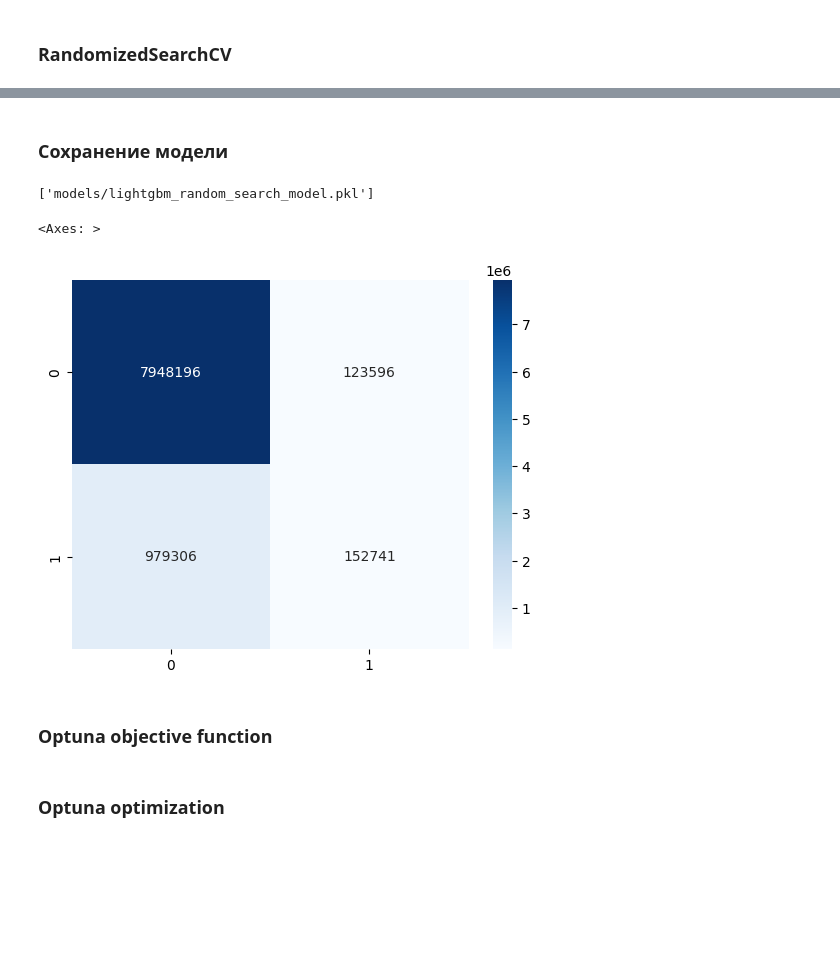
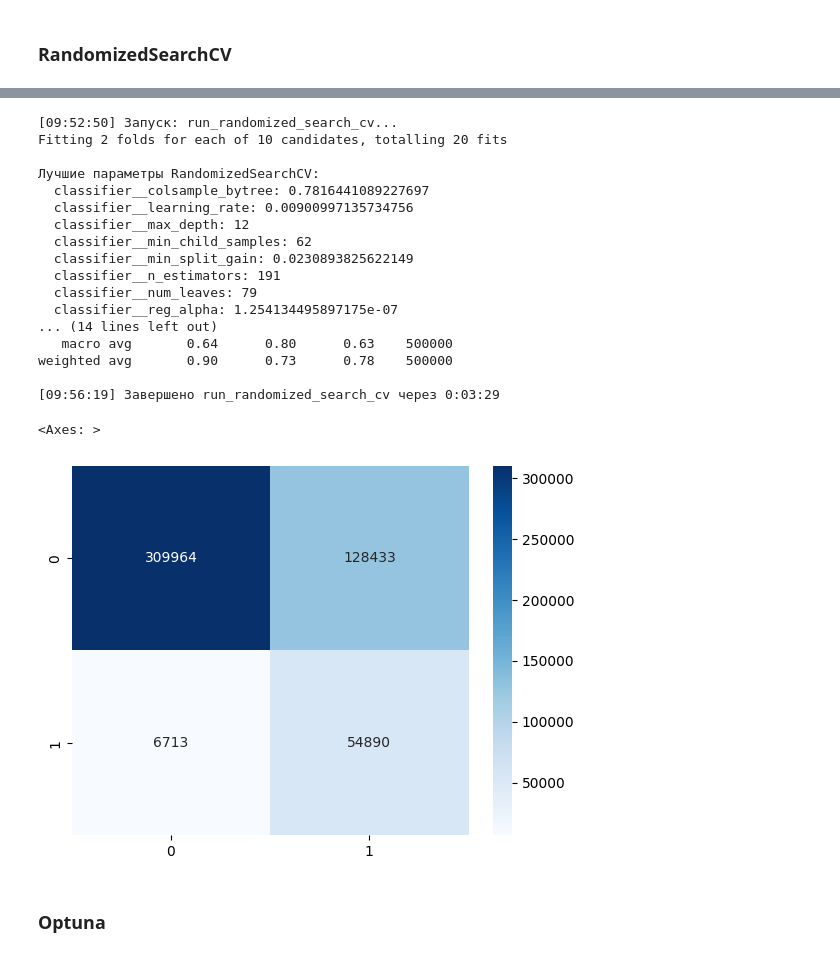
Before and after one commit to taysumova/urfu_ml, a Jupyter notebook: collabs/light_gbm.ipynb, the cells around one changed output, grey strips where cells are left out. Cells and saved outputs as stored; diff of their text form; code cells hidden in the pictures; blank space fills up the shorter version.

Commit message:
refactoring for light gbm and use base from general file

```diff
--- a/collabs/light_gbm.ipynb
+++ b/collabs/light_gbm.ipynb
@@ -203,13 +208,0 @@ Name: proportion, dtype: float64
-# %%
-lgb_params = {
-    'num_leaves': stats.randint(20, 100),
-    'max_depth': stats.randint(3, 15),
-    'learning_rate': stats.loguniform(0.001, 0.3),
-    'n_estimators': stats.randint(100, 1000),
-    'min_child_samples': stats.randint(10, 100),
-    'subsample': stats.uniform(0.5, 0.5),
-    'colsample_bytree': stats.uniform(0.5, 0.5),
-    'reg_alpha': stats.loguniform(1e-8, 10.0),
-    'reg_lambda': stats.loguniform(1e-8, 10.0),
-    'min_split_gain': stats.uniform(0, 0.1),
-}
@@ -244,11 +215,0 @@ stratified_cv = StratifiedKFold(n_splits=3, shuffle=True, random_state=42)
-# %%
-random_search = RandomizedSearchCV(
-    estimator=lgb_model,
-    param_distributions=lgb_params,
-    n_iter=10,  # Reduced for speed
-    cv=stratified_cv,
-    scoring=f1_weighted,
-    n_jobs=-1,
-    random_state=42,
-    verbose=1
-)
@@ -257,6 +215,0 @@ random_search = RandomizedSearchCV(
-# %%
-print("\nStarting RandomizedSearchCV ...")
-search_start = time.time()
-random_search.fit(X_sample, y_sample)
-search_time = time.time() - search_start
-print(f"\nRandomizedSearchCV completed in: {timedelta(seconds=int(search_time))}")
@@ -289,10 +215,0 @@ Best CV score: 0.8228
-# %%
-train_start = time.time()
-print("Тренировка финальной модели с лучшими параметрами RandomizedSearchCV...")
-model_rscv = lgb.LGBMClassifier(**random_search.best_params_,
-                                random_state=42,
-                                n_jobs=-1,
-                                verbosity=-1)
-model_rscv.fit(X_train, y_train)
-train_time = time.time() - train_start
-print(f"Тренировка завершена через: {timedelta(seconds=int(train_time))}")
@@ -333,11 +215,0 @@ weighted avg       0.85      0.88      0.85   9203839
-# %% [markdown]
-### Сохранение модели
-# %%
-joblib.dump(model_rscv, 'models/lightgbm_random_search_model.pkl')
-# %% [output]
-['models/lightgbm_random_search_model.pkl']
-# %%
-sns.heatmap(confusion_matrix(y_test, y_pred_rscv), annot=True, fmt='d', cmap='Blues')
-# %% [output]
-<Axes: >
-[figure, removed]
@@ -344,2 +276,24 @@ sns.heatmap(confusion_matrix(y_test, y_pred_rscv), annot=True, fmt='d', cmap='Bl
+# %%
+run_randomized_search_cv()
+# %% [output]
+[09:52:50] Запуск: run_randomized_search_cv...
+Fitting 2 folds for each of 10 candidates, totalling 20 fits
+
+Лучшие параметры RandomizedSearchCV:
+  classifier__colsample_bytree: 0.7816441089227697
+  classifier__learning_rate: 0.00900997135734756
+  classifier__max_depth: 12
+  classifier__min_child_samples: 62
+  classifier__min_split_gain: 0.0230893825622149
+  classifier__n_estimators: 191
+  classifier__num_leaves: 79
+  classifier__reg_alpha: 1.254134495897175e-07
+... (14 lines left out)
+   macro avg       0.64      0.80      0.63    500000
+weighted avg       0.90      0.73      0.78    500000
+
+[09:56:19] Завершено run_randomized_search_cv через 0:03:29
+<Axes: >
+[figure, added]
 # %% [markdown]
-### Optuna objective function
+### Optuna
@@ -413,2 +299,0 @@ def run_optuna_optimization(n_trials=15):  # Reduced for testing
-# %% [markdown]
-### Optuna optimization
```
Also changed, not shown: parts of 52 cells of this notebook, 6 other files.
